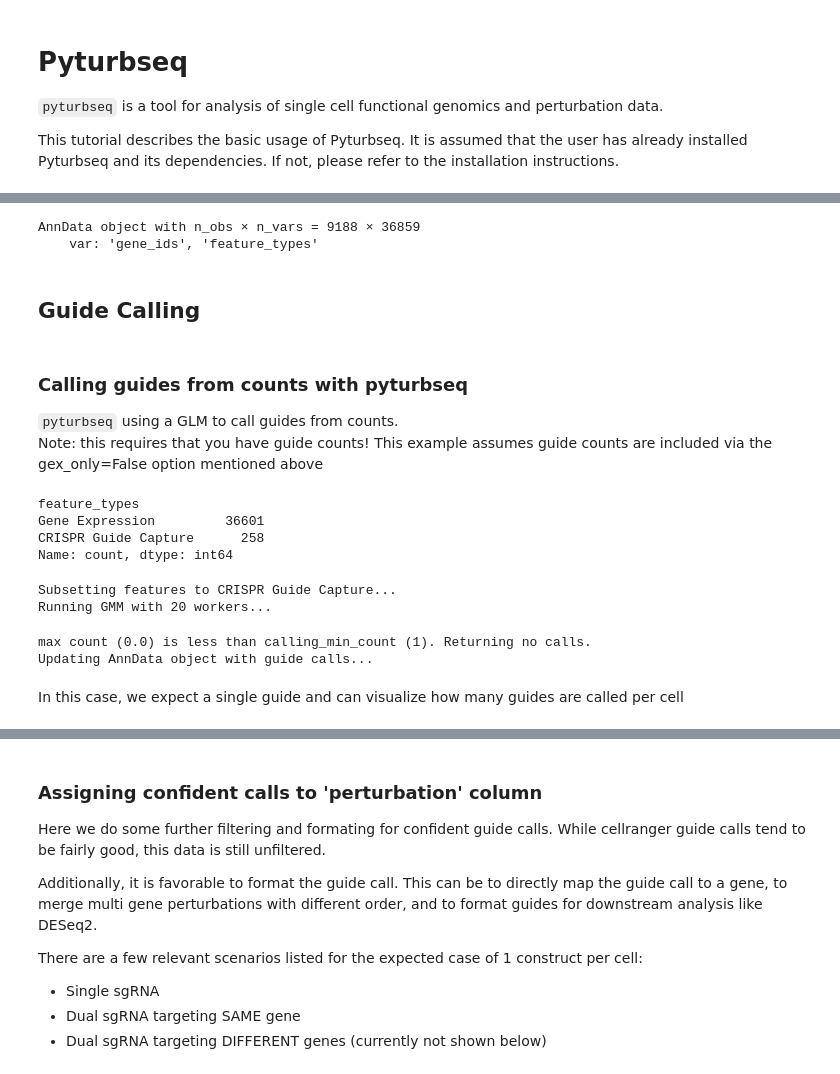
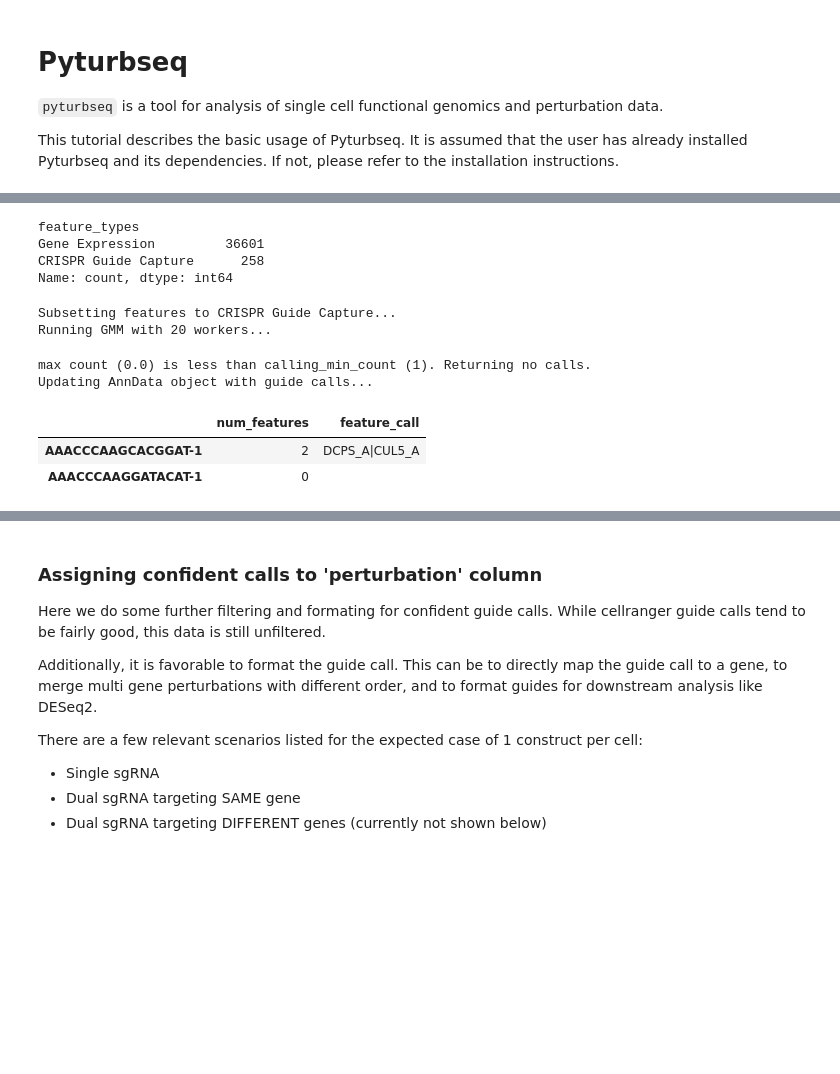
Before and after one commit to aidanwinters/pyturbseq, a Jupyter notebook: Tutorial.ipynb, the cells around one changed output, grey strips where cells are left out. Saved outputs shown, nothing was run; the diff lists cells and outputs as text; code cells hidden in the pictures; blank space fills up the shorter version.

```diff
--- a/Tutorial.ipynb
+++ b/Tutorial.ipynb
@@ -20,10 +63,9 @@ import pyturbseq as ptrb
 # %%
-## this is the path to the cellranger output. If you have multiple lanes, you would run this for each lane
-cellranger_base_path = '/data_gilbert3/awinters/projects/DNMT1i/data/large_perturbseq/cellranger/gex_sgrna/hl60_1/outs'
-gex_path = f'{cellranger_base_path}/filtered_feature_bc_matrix/'
+from pyturbseq.calling import call_features, calculate_feature_call_metrics
+from pyturbseq.utils import split_by_feature_type
+from pyturbseq.plot import plot_top2ratio_counts, plot_num_features
 
-
-adata = sc.read_10x_mtx(
+adata = sc.read_10x_h5(
     gex_path,
     gex_only=False ## This argument optionally includes the sgRNA counts if set to False.
     ## Not necessary if you are using cellrangers guide calls but recommended to save the guide counts as well if further QC is required.
@@ -31,14 +73,9 @@ adata = sc.read_10x_mtx(
 adata.var_names_make_unique()
 adata.obs_names_make_unique()
 
-adata
+adata.var['feature_types'].value_counts()
 # %% [output]
-AnnData object with n_obs × n_vars = 9188 × 36859
-    var: 'gene_ids', 'feature_types'
+feature_types
+Gene Expression         36601
+CRISPR Guide Capture      258
+Name: count, dtype: int64
-# %% [markdown]
-## Guide Calling
-# %% [markdown]
-### Calling guides from counts with pyturbseq
-
-`pyturbseq` using a GLM to call guides from counts.
-Note: this requires that you have guide counts! This example assumes guide counts are included via the gex_only=False option mentioned above
@@ -49,20 +82,12 @@ from pyturbseq.plot import plot_top2ratio_counts, plot_num_features
-# %%
-#view feature types
-#copy data for example feature calling
-adata_copy = adata.copy()
-adata_copy.var['feature_types'].value_counts()
-# %% [output]
-feature_types
-Gene Expression         36601
-CRISPR Guide Capture      258
-Name: count, dtype: int64
 # %%
-call_features(adata_copy, feature_type='CRISPR Guide Capture', n_jobs=20, inplace=True, quiet=False, subset=False, nonzero=False)
-calculate_feature_call_metrics(adata_copy, feature_type='CRISPR Guide Capture', inplace=True)
+#call features
+call_features(adata, feature_type='CRISPR Guide Capture', n_jobs=20, inplace=True, quiet=False, subset=False, nonzero=False)
+adata.obs.head(2)
 # %% [output]
 Subsetting features to CRISPR Guide Capture...
 Running GMM with 20 workers...
 max count (0.0) is less than calling_min_count (1). Returning no calls.
 Updating AnnData object with guide calls...
+|  | num_features | feature_call |
+| AAACCCAAGCACGGAT-1 | 2 | DCPS_A|CUL5_A |
+| AAACCCAAGGATACAT-1 | 0 |  |
-# %% [markdown]
-In this case, we expect a single guide and can visualize how many guides are called per cell
```
Also changed, not shown: parts of 31 cells of this notebook, 2 other files.
